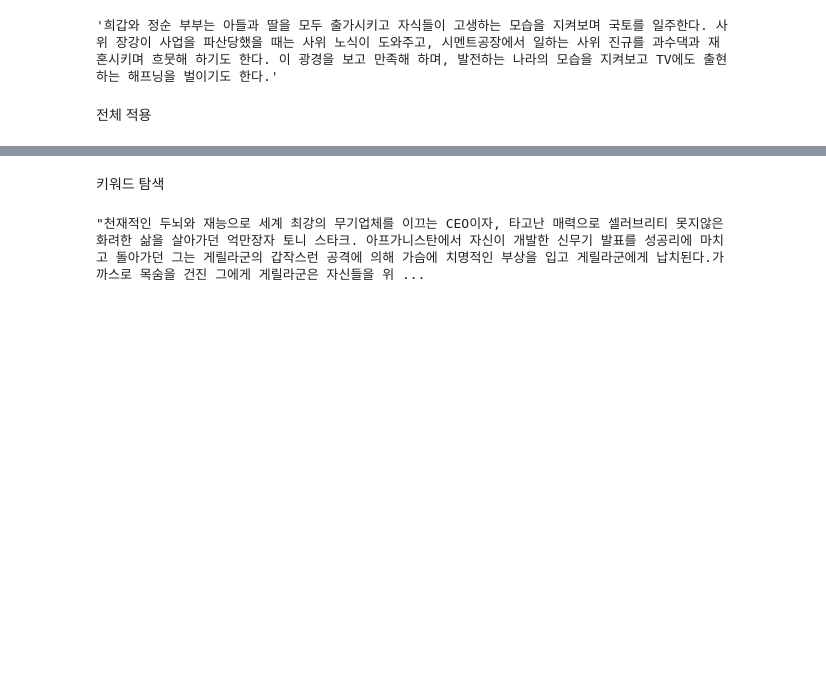
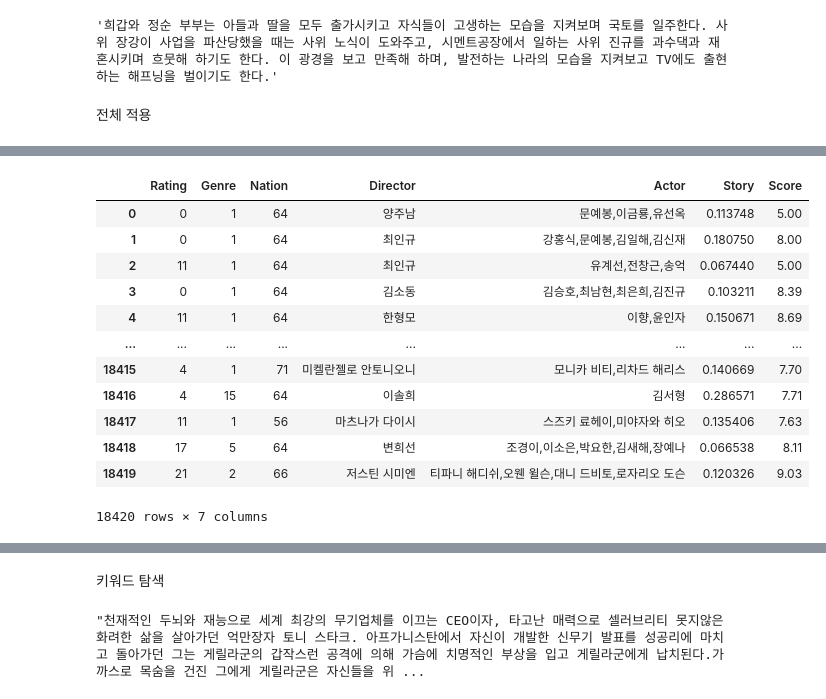
Before and after one commit to wonyounging/2_Project, a Jupyter notebook: Work_ai(Linear)/평점 예측.ipynb, the cells around one changed output, grey strips where cells are left out. Drawn from its saved outputs; the diff is of its cells as text; code cells hidden in the pictures; blank space fills up the shorter version.

```diff
--- a/Work_ai(Linear)/평점 예측.ipynb
+++ b/Work_ai(Linear)/평점 예측.ipynb
@@ -179,0 +252,14 @@ df.to_csv('c:/2nd_project/평점예측.csv', index=None)
+# %%
+for i in tqdm(range(len(df))):
+    try:
+        df.loc[i, '등급'] = rat_sep_lists.index(df.loc[i, '등급'])+1
+    except:
+        df.loc[i, '등급'] = 0
+    try:
+        df.loc[i, '장르'] = gen_sep_lists.index(df.loc[i, '장르'])+1
+    except:
+        df.loc[i, '장르'] = 0
+    try:
+        df.loc[i, '대표국적'] = nat_sep_lists.index(df.loc[i, '대표국적'])+1
+    except:
+        df.loc[i, '대표국적'] = 0
@@ -179,0 +299,17 @@ df.to_csv('c:/2nd_project/평점예측.csv', index=None)
+# %%
+df.columns = ['Rating', 'Genre', 'Nation', 'Director', 'Actor', 'Story', 'Score']
+df
+# %% [output]
+|  | Rating | Genre | Nation | Director | Actor | Story | Score |
+| 0 | 0 | 1 | 64 | 양주남 | 문예봉,이금룡,유선옥 | 0.113748 | 5.00 |
+| 1 | 0 | 1 | 64 | 최인규 | 강홍식,문예봉,김일해,김신재 | 0.180750 | 8.00 |
+| 2 | 11 | 1 | 64 | 최인규 | 유계선,전창근,송억 | 0.067440 | 5.00 |
+| 3 | 0 | 1 | 64 | 김소동 | 김승호,최남현,최은희,김진규 | 0.103211 | 8.39 |
+| 4 | 11 | 1 | 64 | 한형모 | 이향,윤인자 | 0.150671 | 8.69 |
+| ... | ... | ... | ... | ... | ... | ... | ... |
+| 18415 | 4 | 1 | 71 | 미켈란젤로 안토니오니 | 모니카 비티,리차드 해리스 | 0.140669 | 7.70 |
+| 18416 | 4 | 15 | 64 | 이솔희 | 김서형 | 0.286571 | 7.71 |
+| 18417 | 11 | 1 | 56 | 마츠나가 다이시 | 스즈키 료헤이,미야자와 히오 | 0.135406 | 7.63 |
+| 18418 | 17 | 5 | 64 | 변희선 | 조경이,이소은,박요한,김새해,장예나 | 0.066538 | 8.11 |
+| 18419 | 21 | 2 | 66 | 저스틴 시미엔 | 티파니 해디쉬,오웬 윌슨,대니 드비토,로자리오 도슨 | 0.120326 | 9.03 |
+18420 rows × 7 columns
```
Also changed, not shown: parts of 18 cells of this notebook.
